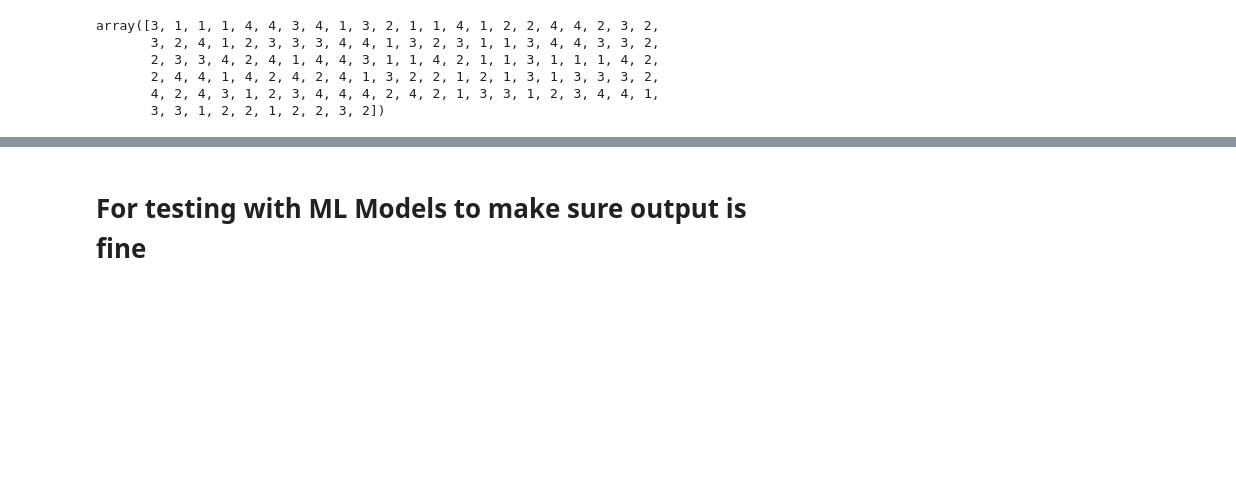
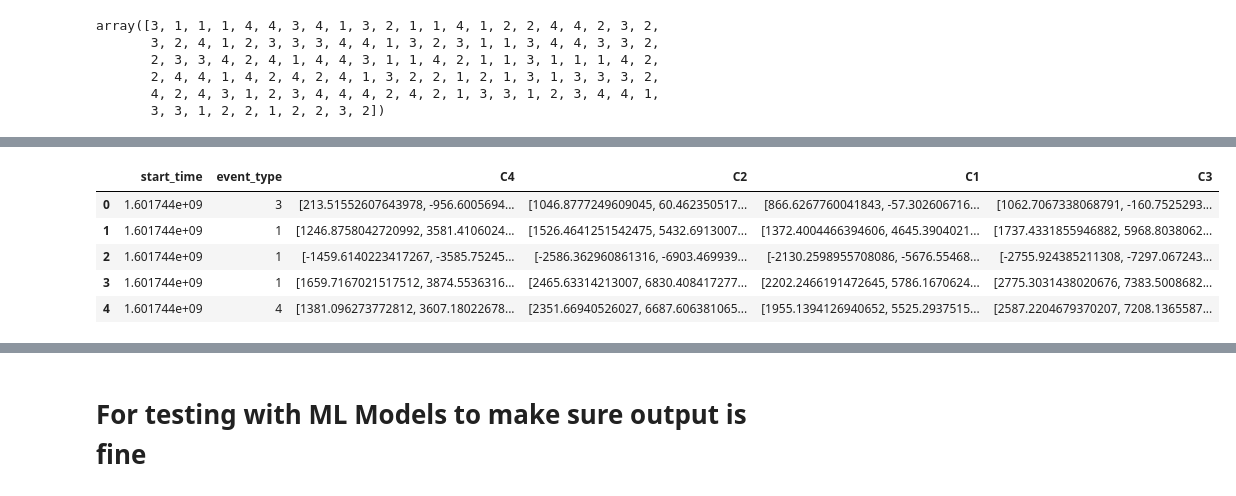
Before and after one commit to NeuroTech-UCSD/Motor-Imagery-App-Project, a Jupyter notebook: ML/DataVisualization.ipynb, the cells around one changed output, grey strips where cells are left out. Cells and saved outputs as stored; diff of their text form; code cells hidden in the pictures; blank space fills up the shorter version.

```diff
--- a/ML/DataVisualization.ipynb
+++ b/ML/DataVisualization.ipynb
@@ -99,3 +111,23 @@ def plotPSD_fromEEG(eeg_data, fs=250, pre_cut_off_freq=0, post_cut_off_freq=120,
+# %%
+## Create DF for each of these, columns are channels, each row is a trial run
+def getDF(epochs, labels, times, chans):
+    data_dict = {}
+    for i, label in enumerate(labels):
+        start_time = times[i][0]
+        if 'start_time' not in data_dict:
+            data_dict['start_time'] = list()
+        data_dict['start_time'].append(start_time)
+
+        if 'event_type' not in data_dict:
+            data_dict['event_type'] = list()
+        data_dict['event_type'].append(label)
+
+        for ch in range(len(chans)):
+            if chans[ch] not in data_dict:
+                data_dict[chans[ch]] = list()
+            data_dict[chans[ch]].append(epochs[i][ch])
+
+    return pd.DataFrame(data_dict)
 # %% [markdown]
 ### Main
 # %%
@@ -111,7 +144,7 @@ event_df.columns=['time', 'EventStart'] # 1 = left, 2 = right, 3 = foot, 4 = idl
 # %%
 # Plot full data
 plt.figure(figsize=(15,10))
-for chan in ['C4','C2', 'C1', 'C3']:
+for chan in chans:
     plt.plot(eeg_df[chan].values)
 plt.show()
 
@@ -119,7 +152,7 @@ plt.show()
 filtered_df = eeg_df.copy()
 
 plt.figure(figsize=(15,10))
-for chan in ['C4','C2', 'C1', 'C3']:
+for chan in chans:
     filtered_df[chan] = filterEEG(filtered_df[chan].values)
     plt.plot(filtered_df[chan].values)
 # %% [output]
@@ -128,6 +161,6 @@ for chan in ['C4','C2', 'C1', 'C3']:
 # %%
 # Process dfs to get labels, raw eeg epochs, epochs of filtered eeg data, filtered epoch data
 output_labels, epoch_times = getOutputLabelsAndEpochTimes(event_df)
-eeg_epochs = getEEGEpochs(epoch_times, eeg_df) # Raw eeg epochs
-filtered_eeg_epochs = getEEGEpochs(epoch_times, filtered_df) # Epoched after filtering
-eeg_filtered_epochs = getFilteredEpochs(eeg_epochs) # Filtered after epoching
+raw_eeg_epochs = getEEGEpochs(epoch_times, eeg_df) # Raw eeg epochs
+filter_then_epoch_epochs = getEEGEpochs(epoch_times, filtered_df) # Epoched after filtering
+epoch_then_filter_epochs = getFilteredEpochs(raw_eeg_epochs) # Filtered after epoching
@@ -189,0 +182,13 @@ plt.show()
+# %%
+# Create DataFrames
+raw_eeg_epoch_df = getDF(raw_eeg_epochs, output_labels, epoch_times, chans)
+filter_then_epoch_df = getDF(filter_then_epoch_epochs, output_labels, epoch_times, chans)
+epoch_then_filter_df = getDF(epoch_then_filter_epochs, output_labels, epoch_times, chans)
+epoch_then_filter_df.head()
+# %% [output]
+|  | start_time | event_type | C4 | C2 | C1 | C3 |
+| 0 | 1.601744e+09 | 3 | [213.51552607643978, -956.6005694... | [1046.8777249609045, 60.462350517... | [866.6267760041843, -57.302606716... | [1062.7067338068791, -160.7525293... |
+| 1 | 1.601744e+09 | 1 | [1246.8758042720992, 3581.4106024... | [1526.4641251542475, 5432.6913007... | [1372.4004466394606, 4645.3904021... | [1737.4331855946882, 5968.8038062... |
+| 2 | 1.601744e+09 | 1 | [-1459.6140223417267, -3585.75245... | [-2586.362960861316, -6903.469939... | [-2130.2598955708086, -5676.55468... | [-2755.924385211308, -7297.067243... |
+| 3 | 1.601744e+09 | 1 | [1659.7167021517512, 3874.5536316... | [2465.63314213007, 6830.408417277... | [2202.2466191472645, 5786.1670624... | [2775.3031438020676, 7383.5008682... |
+| 4 | 1.601744e+09 | 4 | [1381.096273772812, 3607.18022678... | [2351.66940526027, 6687.606381065... | [1955.1394126940652, 5525.2937515... | [2587.2204679370207, 7208.1365587... |
```
Also changed, not shown: parts of 16 cells of this notebook.
